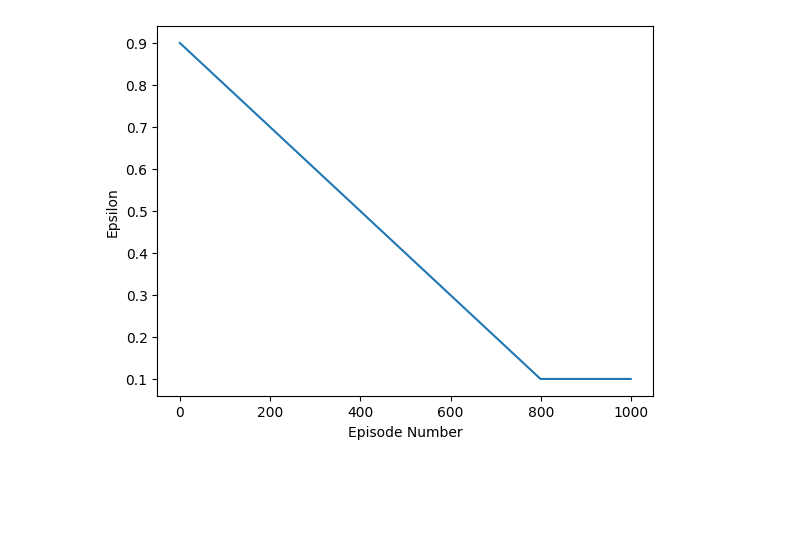
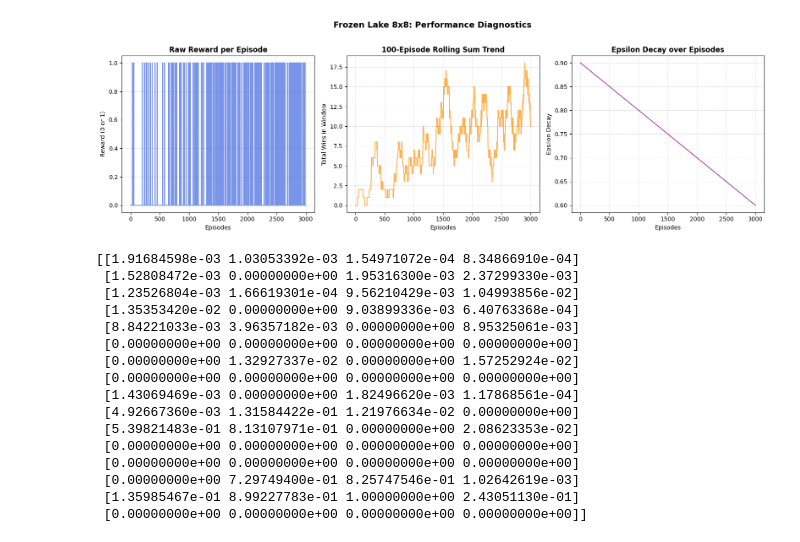
Before and after one commit to sleepsonrockss/FrozenLake, a Jupyter notebook: frozenLakeSelf.ipynb, the cells around one changed output. Saved outputs shown, nothing was run; the diff lists cells and outputs as text; code cells hidden in the pictures; blank space fills up the shorter version.

```diff
--- a/frozenLakeSelf.ipynb
+++ b/frozenLakeSelf.ipynb
@@ -11,8 +12,8 @@ epsilon_decay_graph = []
 learning_rate = 0.9 # alpha
 discount_factor = 0.9 # gamma
 epsilon = 0.9 # random actions
-epsilon_decay_rate = 0.001
-n_episodes = 1000
+epsilon_decay_rate = 0.0001
+n_episodes = 3000
 # %%
 for i in range(n_episodes):
     state = env.reset()[0] # Generates a new starting state
@@ -49,7 +63,62 @@ plt.show()
-# %%
-plt.plot(range(n_episodes), epsilon_decay_graph)
-plt.xlabel('Episode Number')
-plt.ylabel('Epsilon')
-plt.show()
-# %% [output]
-[figure, removed]
+# %%
+sum_rewards = np.zeros(n_episodes)
+for t in range(n_episodes):
+    sum_rewards[t] = np.sum(rewards_per_episode[max(0,t-100):(t+1)]) # 100-episode rolling window sum of rewards
+
+fig, (ax1, ax2, ax3) = plt.subplots(1, 3, figsize=(16, 5))
+
+# Graph 1: Raw Reward per Episode
+ax1.plot(rewards_per_episode, color='royalblue', alpha=0.7)
+ax1.set_title('Raw Reward per Episode', fontsize=12, fontweight='bold')
+ax1.set_xlabel('Episodes')
+ax1.set_ylabel('Reward (0 or 1)')
+ax1.grid(True, linestyle='--', alpha=0.4) # of the grid in the background
+
+# Graph 2: 100-Episode Rolling Sum
+ax2.plot(sum_rewards, color='darkorange', alpha = 0.7)
+ax2.set_title('100-Episode Rolling Sum Trend', fontsize=12, fontweight='bold')
+ax2.set_xlabel('Episodes')
+ax2.set_ylabel('Total Wins in Window')
+ax2.grid(True, linestyle='--', alpha=0.4)
+
+# Graph 3:
+ax3.plot(range(n_episodes), epsilon_decay_graph, color='purple', alpha = 0.7)
+ax3.set_title('Epsilon Decay over Episodes', fontsize=12, fontweight='bold')
+ax3.set_xlabel('Episodes')
+ax3.set_ylabel('Epsilon Decay')
+ax3.grid(True, linestyle='--', alpha=0.4)
+
+# 3. Save and clean up the display layout
+plt.suptitle('Frozen Lake 8x8: Performance Diagnostics', fontsize=14, fontweight='bold', y=1.02)
+plt.tight_layout()
+plt.savefig('frozen_lake8x8_separated.png', dpi=300, bbox_inches='tight')
+plt.show()
+
+
+f = open('frozen_lake8x8.pk1', 'wb')
+pickle.dump(q_table,f) # Saving the Q_Table
+f.close()
+
+
+# view the q_table normally
+with open('frozen_lake8x8.pk1', 'rb') as f:
+    loaded_q_table = pickle.load(f)
+print(loaded_q_table)
+# %% [output]
+[figure, added]
+[[1.91684598e-03 1.03053392e-03 1.54971072e-04 8.34866910e-04]
+ [1.52808472e-03 0.00000000e+00 1.95316300e-03 2.37299330e-03]
+ [1.23526804e-03 1.66619301e-04 9.56210429e-03 1.04993856e-02]
+ [1.35353420e-02 0.00000000e+00 9.03899336e-03 6.40763368e-04]
+ [8.84221033e-03 3.96357182e-03 0.00000000e+00 8.95325061e-03]
+ [0.00000000e+00 0.00000000e+00 0.00000000e+00 0.00000000e+00]
+ [0.00000000e+00 1.32927337e-02 0.00000000e+00 1.57252924e-02]
+ [0.00000000e+00 0.00000000e+00 0.00000000e+00 0.00000000e+00]
+ [1.43069469e-03 0.00000000e+00 1.82496620e-03 1.17868561e-04]
+ [4.92667360e-03 1.31584422e-01 1.21976634e-02 0.00000000e+00]
+ [5.39821483e-01 8.13107971e-01 0.00000000e+00 2.08623353e-02]
+ [0.00000000e+00 0.00000000e+00 0.00000000e+00 0.00000000e+00]
+ [0.00000000e+00 0.00000000e+00 0.00000000e+00 0.00000000e+00]
+ [0.00000000e+00 7.29749400e-01 8.25747546e-01 1.02642619e-03]
+ [1.35985467e-01 8.99227783e-01 1.00000000e+00 2.43051130e-01]
+ [0.00000000e+00 0.00000000e+00 0.00000000e+00 0.00000000e+00]]
```
Also changed, not shown: parts of 3 cells of this notebook.
